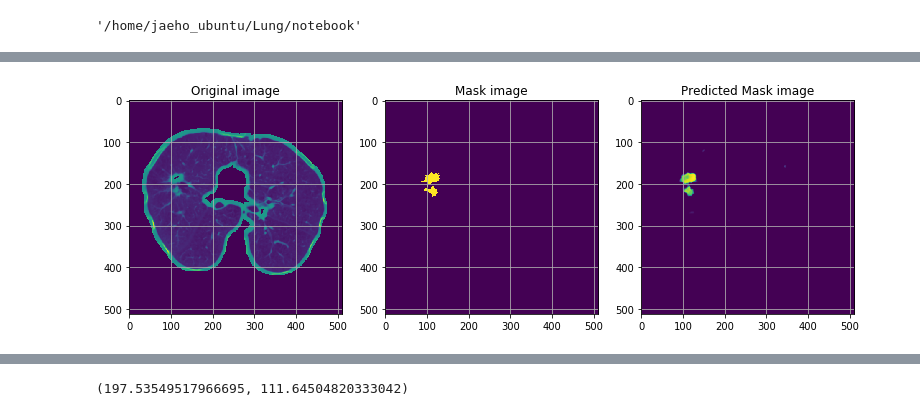
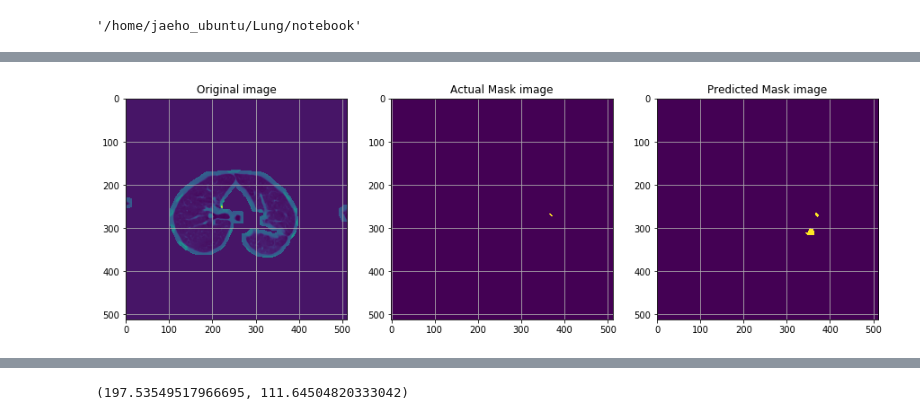
Before and after one commit to jaeho3690/LIDC-IDRI-Segmentation, a Jupyter notebook: notebook/View_output.ipynb, the cells around one changed output, grey strips where cells are left out. Saved outputs shown, nothing was run; the diff lists cells and outputs as text; code cells hidden in the pictures.

Commit message:
added test for clean dataset

```diff
--- a/notebook/View_output.ipynb
+++ b/notebook/View_output.ipynb
@@ -10,9 +13,9 @@ os.getcwd()
 # %% [output]
 '/home/jaeho_ubuntu/Lung/notebook'
 # %%
-IMAGE_DIR = '/home/LUNG_DATA/Image'
-MASK_DIR = '/home/LUNG_DATA/Mask'
-CLEAN_DIR_IMG ='/home/LUNG_DATA/Clean/Image'
-CLEAN_DIR_MASK ='/home/LUNG_DATA/Clean/Mask'
-PREDICT_DIR = '/home/LUNG_DATA/Unet_output_data/UNET_with_Augmenetation'
+IMAGE_DIR = '/home/LUNG_DATA/Image_1'
+MASK_DIR = '/home/LUNG_DATA/Mask_1'
+CLEAN_DIR_IMG ='/home/LUNG_DATA/Clean/Image_1'
+CLEAN_DIR_MASK ='/home/LUNG_DATA/Clean/Mask_1'
+PREDICT_DIR = '/home/LUNG_DATA/Segmentation_output/UNET_base/'
 # %%
@@ -86,16 +67,19 @@ pid_list[:20]
+# %%
+original = np.load(IMAGE_DIR+'/LIDC-IDRI-0008/0008_NI001_slice002.npy')
+predict = np.load(PREDICT_DIR+'0008_PD001_slice002.npy')
+answer = np.load(MASK_DIR+'/LIDC-IDRI-0008/0008_MA001_slice002.npy')
 # %%
-original = np.load(IMAGE_DIR+'/LIDC-IDRI-0332/0332_nodule0_slice06.npy')
-mask = np.load(MASK_DIR+'/LIDC-IDRI-0332/0332_mask0_slice06.npy')
-predict = np.load(PREDICT_DIR+'/0332_nodule0_slice06_predict.npy')
-fig,ax = plt.subplots(1,3, figsize=(13,13))
+fig,ax = plt.subplots(1,3, figsize=(15,15))
 ax[0].title.set_text('Original image')
 ax[0].imshow(original)
 ax[0].grid()
-ax[1].title.set_text('Mask image')
-ax[1].imshow(mask)
+ax[1].title.set_text('Actual Mask image')
+ax[1].imshow(answer)
 ax[1].grid()
 ax[2].title.set_text('Predicted Mask image')
 ax[2].imshow(predict)
 ax[2].grid()
+plt.savefig("prediction_distance_comparison.png",dpi=300)
+plt.show()
 # %% [output]
-[figure, old version]
+[figure, new version]
```
Also changed, not shown: parts of 25 cells of this notebook, 7 other files.
